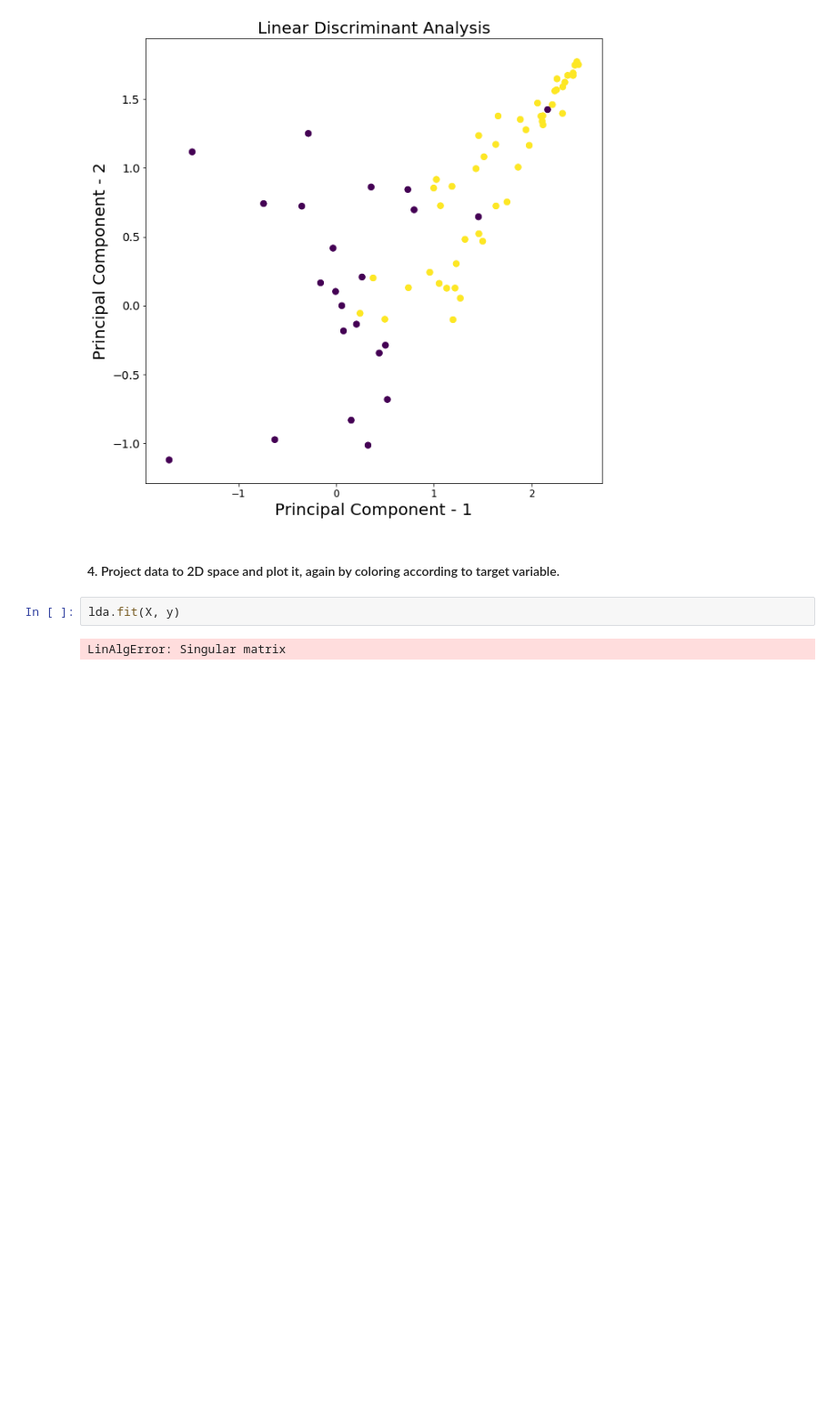
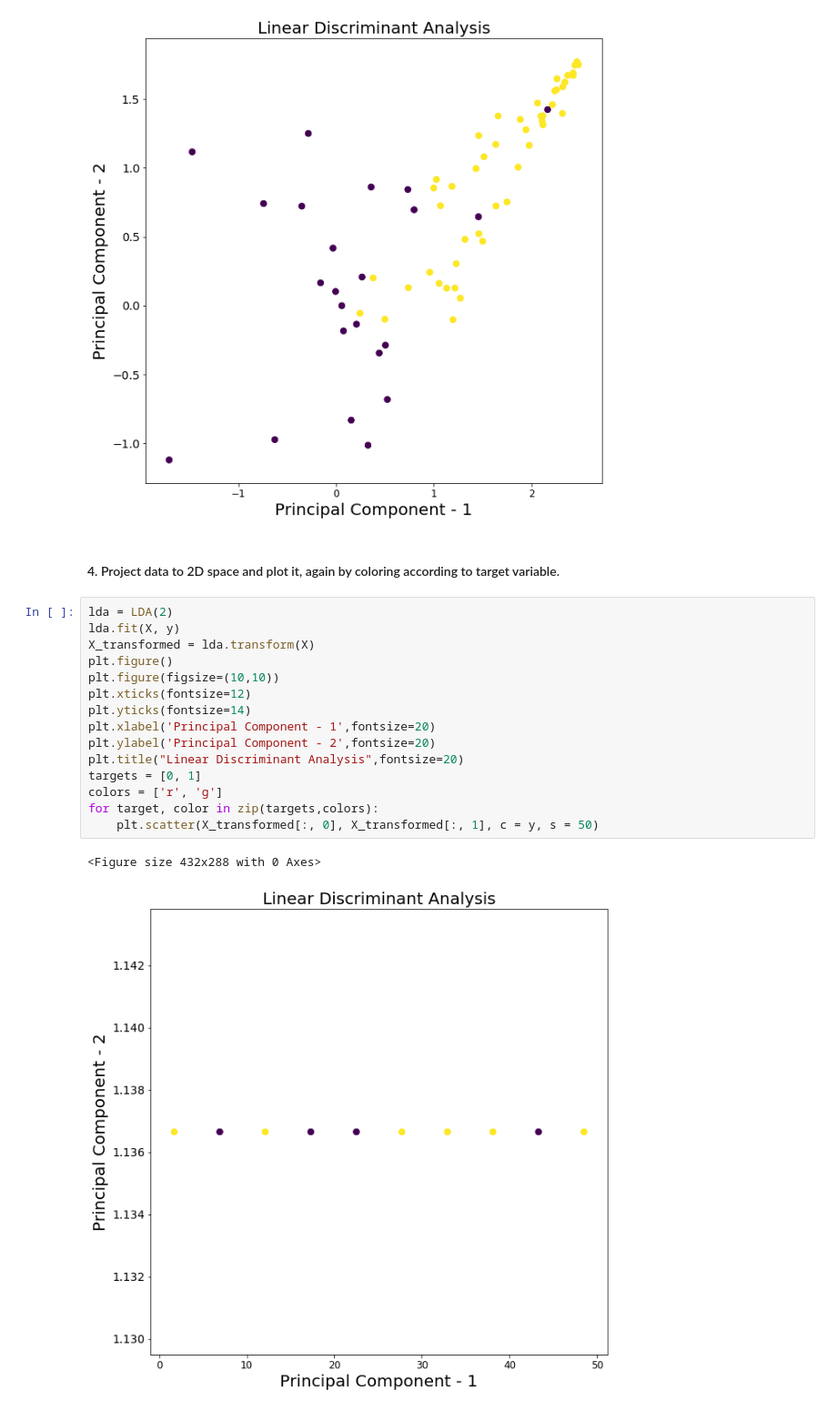
Before and after one commit to MelqonyanG/ML_Intro, a Jupyter notebook: dim-reduction-practical/dim-reduction-practical.ipynb, the cells around one changed output. Shown at 91% size. Cells and saved outputs as stored; diff of their text form; blank space fills up the shorter version.

```diff
--- a/dim-reduction-practical/dim-reduction-practical.ipynb
+++ b/dim-reduction-practical/dim-reduction-practical.ipynb
@@ -469,7 +469,21 @@ for target, color in zip(targets,colors):
 [figure]
 # %% [markdown]
 #### 4. Project data to 2D space and plot it, again by coloring according to target variable.
-# %%
-lda.fit(X, y)
-# %% [output]
-LinAlgError: Singular matrix
+# %%
+lda = LDA(2)
+lda.fit(X, y)
+X_transformed = lda.transform(X)
+plt.figure()
+plt.figure(figsize=(10,10))
+plt.xticks(fontsize=12)
+plt.yticks(fontsize=14)
+plt.xlabel('Principal Component - 1',fontsize=20)
+plt.ylabel('Principal Component - 2',fontsize=20)
+plt.title("Linear Discriminant Analysis",fontsize=20)
+targets = [0, 1]
+colors = ['r', 'g']
+for target, color in zip(targets,colors):
+    plt.scatter(X_transformed[:, 0], X_transformed[:, 1], c = y, s = 50)
+# %% [output]
+<Figure size 432x288 with 0 Axes>
+[figure, added]
```
